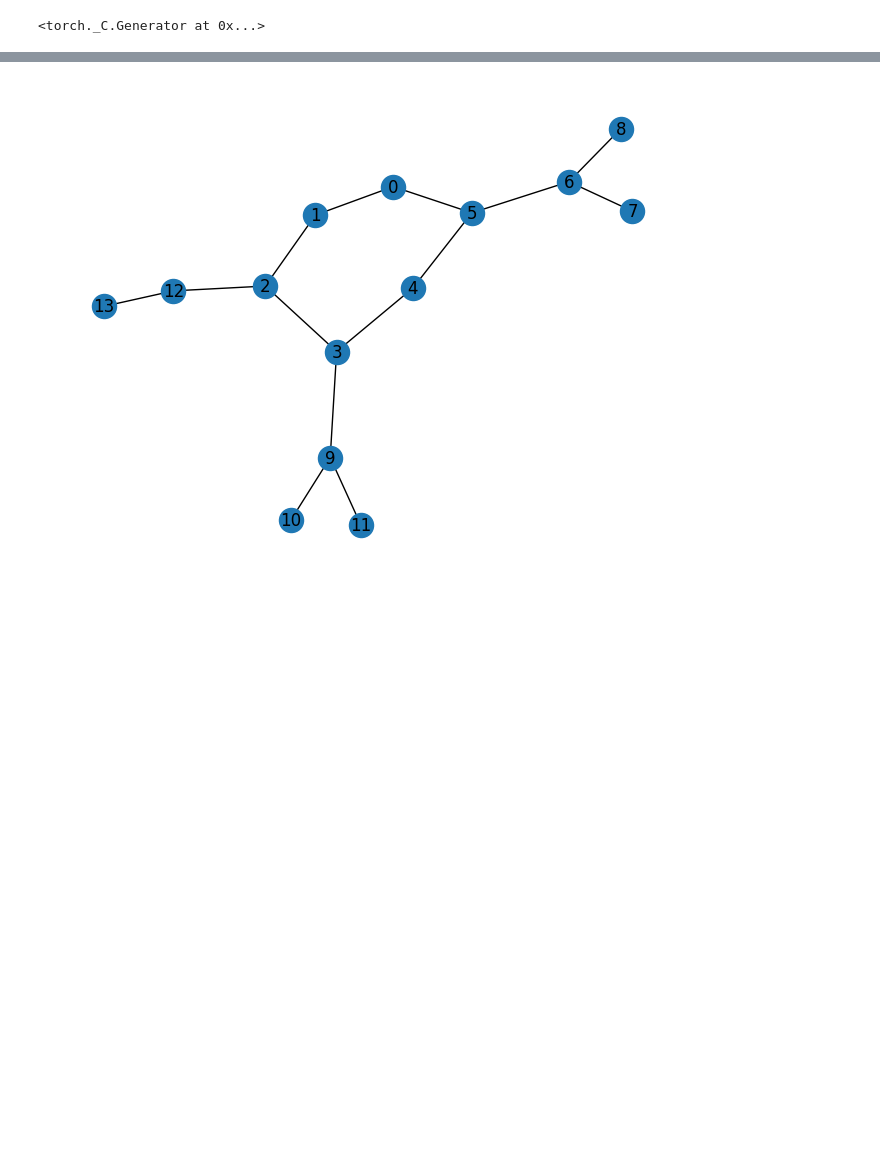
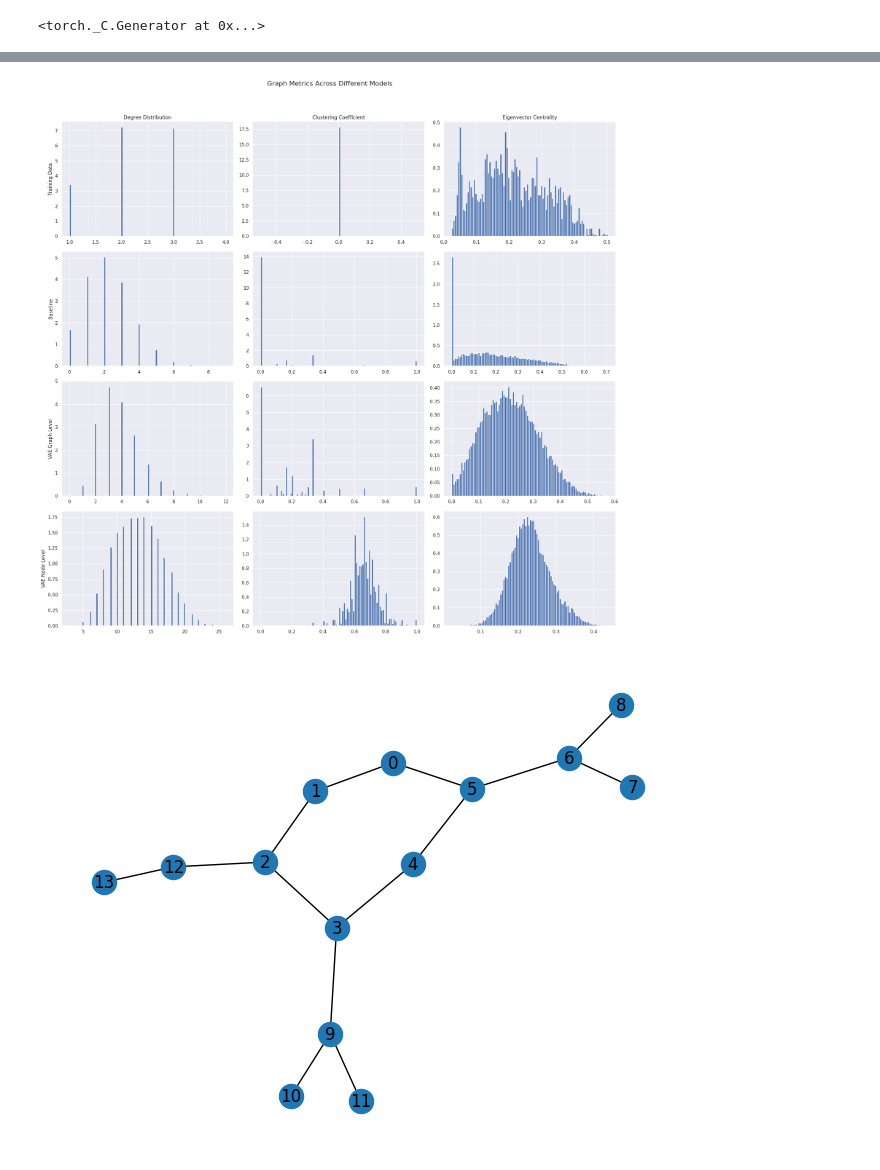
Before and after one commit to jereml99/advanceML, a Jupyter notebook: project3/visualisation.ipynb, the cells around one changed output, grey strips where cells are left out. Drawn from its saved outputs; the diff is of its cells as text; code cells hidden in the pictures; blank space fills up the shorter version.

```diff
--- a/project3/visualisation.ipynb
+++ b/project3/visualisation.ipynb
@@ -137,3 +155,40 @@ Deep generative model & 100.0\% & 100.0\% & 100.0\% \\
+# %%
+import matplotlib.pyplot as plt
+import seaborn as sns
+
+sns.set()
+
+def plot_histograms(sample_groups, titles, histogram_functions, bins=10):
+    fig, axes = plt.subplots(nrows=4, ncols=3, figsize=(20, 20))
+    fig.suptitle("Graph Metrics Across Different Models", fontsize=16)
+
+    for i, (row_samples, row_title) in enumerate(zip(sample_groups, ["Training Data", "Baseline", "VAE Graph Level", "VAE Node Level"])):
+        for j, (col_title, histogram_function) in enumerate(zip(titles, histogram_functions)):
+            data = histogram_function(row_samples)
+            axes[i, j].hist(data, weights=[1/len(row_samples)]*len(data), bins=bins)
+            if i == 0:
+                axes[i, j].set_title(col_title, fontsize=12)
+            if j == 0:
+                axes[i, j].set_ylabel(row_title, fontsize=12)
+
+    plt.tight_layout(rect=[0, 0.03, 1, 0.95])
+    plt.show()
+
+# Prepare the data grouped by row
+sample_groups = [
+    training_samples,  # Replace with actual data
+    baseline_samples,  # Replace with actual data
+    VAE_graph_samples,  # Replace with actual data
+    VAE_node_samples   # Replace with actual data
+]
+
+
+# Titles for the columns
+titles = ["Degree Distribution", "Clustering Coefficient", "Eigenvector Centrality"]
+
+plot_histograms(sample_groups, titles, [degree_histogram, clustering_coefficient_histogram, eigenvector_centrality_histogram], 100)
+# %% [output]
+[figure, added]
 # %%
 nx.draw(training_samples[0], with_labels=True)
 # %% [output]
```
Also changed, not shown: parts of 12 cells of this notebook, 9 other files.
